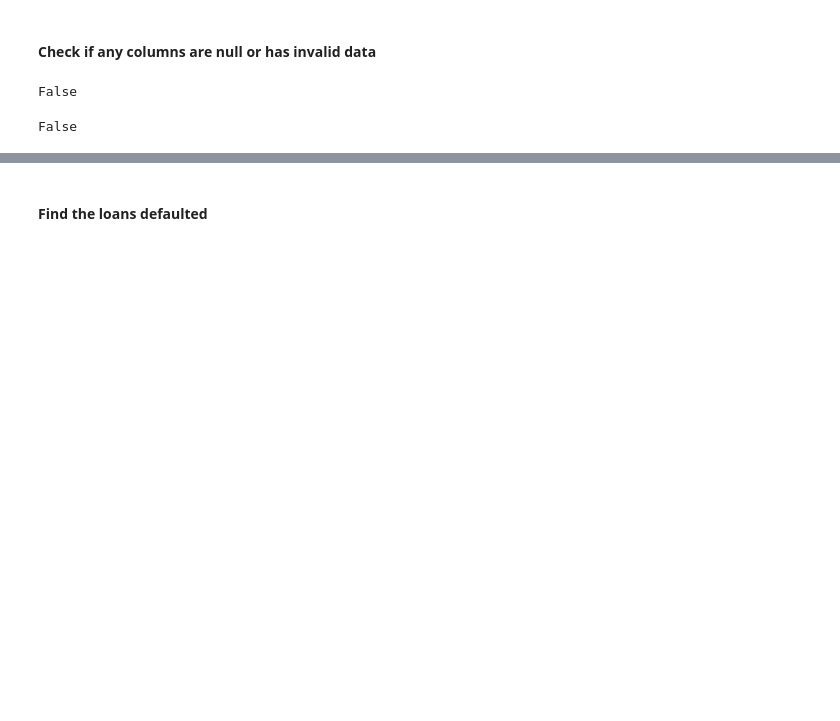
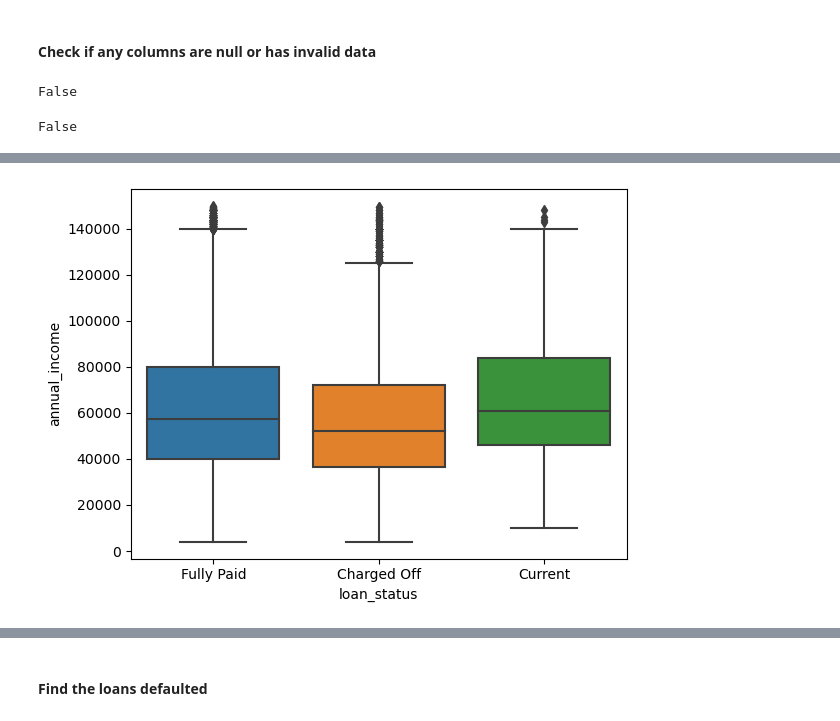
Before and after one commit to Vasista-Eranki/LendingClubCaseStudy, a Jupyter notebook: LendingClubCaseStudy.ipynb, the cells around one changed output, grey strips where cells are left out. Saved outputs shown, nothing was run; the diff lists cells and outputs as text; code cells hidden in the pictures; blank space fills up the shorter version.

```diff
--- a/LendingClubCaseStudy.ipynb
+++ b/LendingClubCaseStudy.ipynb
@@ -214 +249,6 @@ categorical_columns = ['term', 'grade', 'sub_grade', 'emp_title', 'verification_
+# %%
+sns.boxplot(data=loan, y='annual_income' , x='loan_status')
+plt.show()
+# %% [output]
+[figure, added]
 # %%
```
Also changed, not shown: parts of 45 cells of this notebook.
